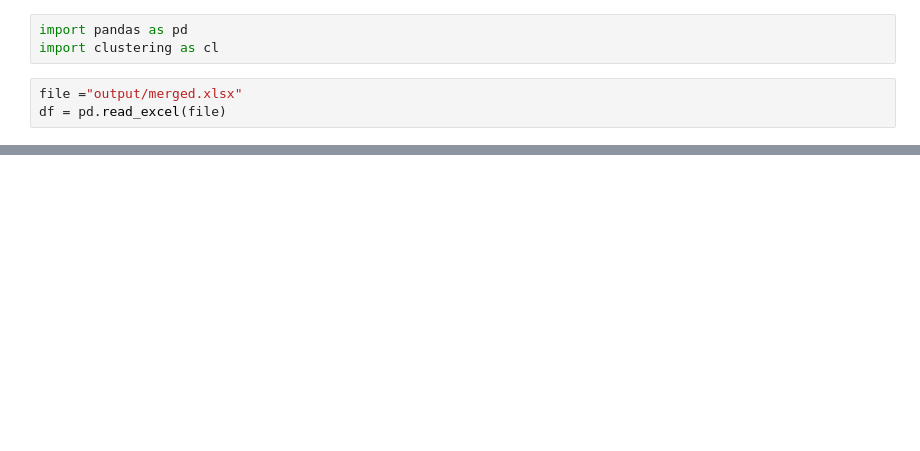
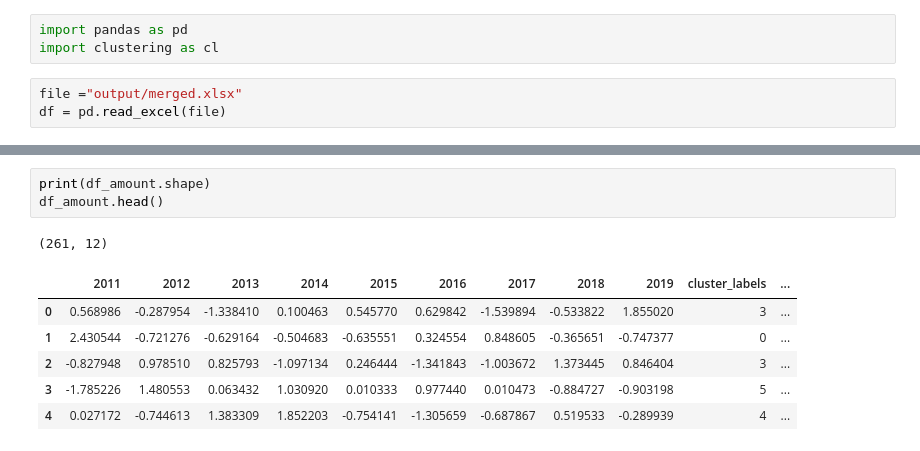
Before and after one commit to RossOkuno/atla_contract, a Jupyter notebook: run_clustering.ipynb, the cells around one changed output, grey strips where cells are left out. Saved outputs shown, nothing was run; the diff lists cells and outputs as text; blank space fills up the shorter version.

```diff
--- a/run_clustering.ipynb
+++ b/run_clustering.ipynb
@@ -23,0 +43,11 @@ KeyError: 'item_name'
+# %%
+print(df_amount.shape)
+df_amount.head()
+# %% [output]
+(261, 12)
+|  | 2011 | 2012 | 2013 | 2014 | 2015 | 2016 | 2017 | 2018 | 2019 | cluster_labels | ... |
+| 0 | 0.568986 | -0.287954 | -1.338410 | 0.100463 | 0.545770 | 0.629842 | -1.539894 | -0.533822 | 1.855020 | 3 | ... |
+| 1 | 2.430544 | -0.721276 | -0.629164 | -0.504683 | -0.635551 | 0.324554 | 0.848605 | -0.365651 | -0.747377 | 0 | ... |
+| 2 | -0.827948 | 0.978510 | 0.825793 | -1.097134 | 0.246444 | -1.341843 | -1.003672 | 1.373445 | 0.846404 | 3 | ... |
+| 3 | -1.785226 | 1.480553 | 0.063432 | 1.030920 | 0.010333 | 0.977440 | 0.010473 | -0.884727 | -0.903198 | 5 | ... |
+| 4 | 0.027172 | -0.744613 | 1.383309 | 1.852203 | -0.754141 | -1.305659 | -0.687867 | 0.519533 | -0.289939 | 4 | ... |
```
Also changed, not shown: parts of 9 cells of this notebook, 10 other files.
